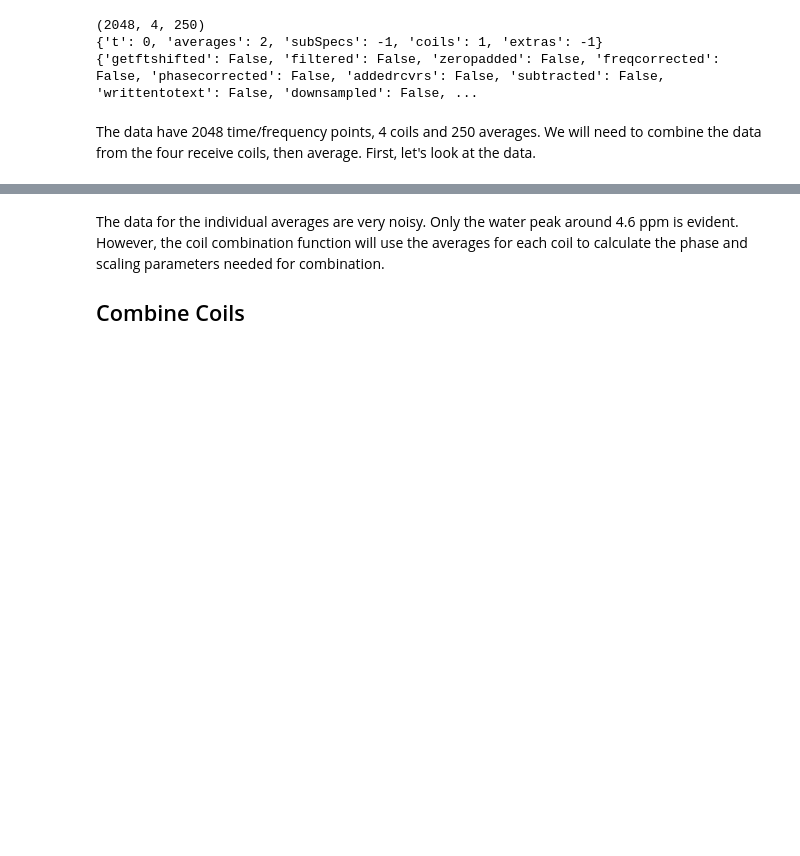
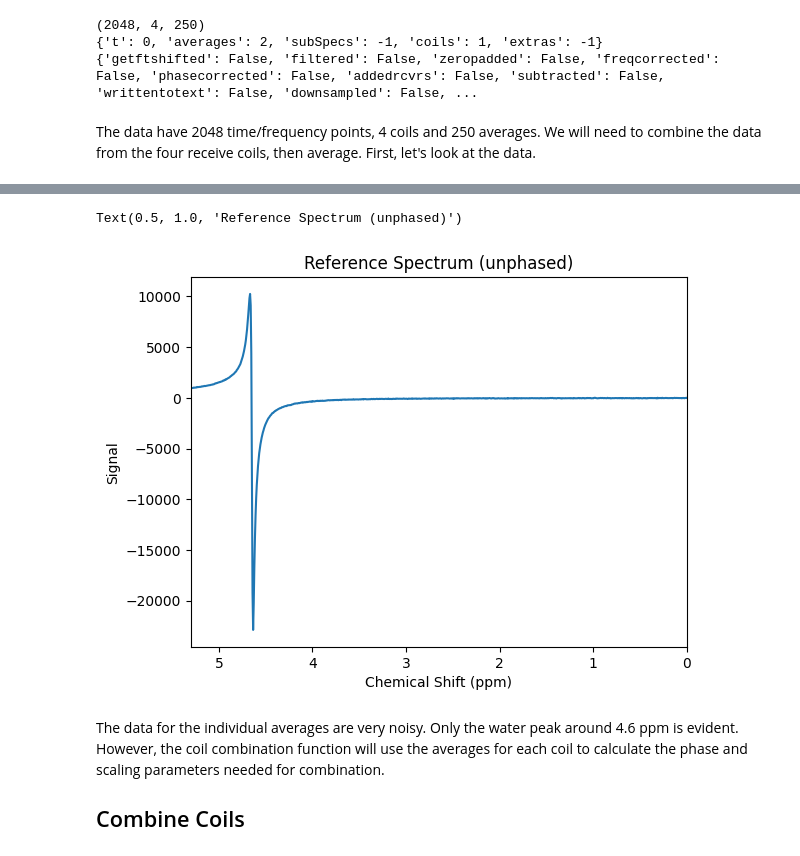
Before and after one commit to bailey-co/pyFID-A-for-binder, a Jupyter notebook: MRS_processing.ipynb, the cells around one changed output, grey strips where cells are left out. Cells and saved outputs as stored; diff of their text form; code cells hidden in the pictures; blank space fills up the shorter version.

```diff
--- a/MRS_processing.ipynb
+++ b/MRS_processing.ipynb
@@ -28,3 +28,9 @@ for coil_count in range(out1.sz[out1.dims['coils']]):
+# %%
+ref1.plot_spec([5.3,0])
+plt.title('Reference Spectrum (unphased)')
+# %% [output]
+Text(0.5, 1.0, 'Reference Spectrum (unphased)')
+[figure, added]
 # %% [markdown]
 The data for the individual averages are very noisy. Only the water peak around 4.6 ppm is evident. However, the coil combination function will use the averages for each coil to calculate the phase and scaling parameters needed for combination.
 
```
Also changed, not shown: parts of 4 cells of this notebook.
